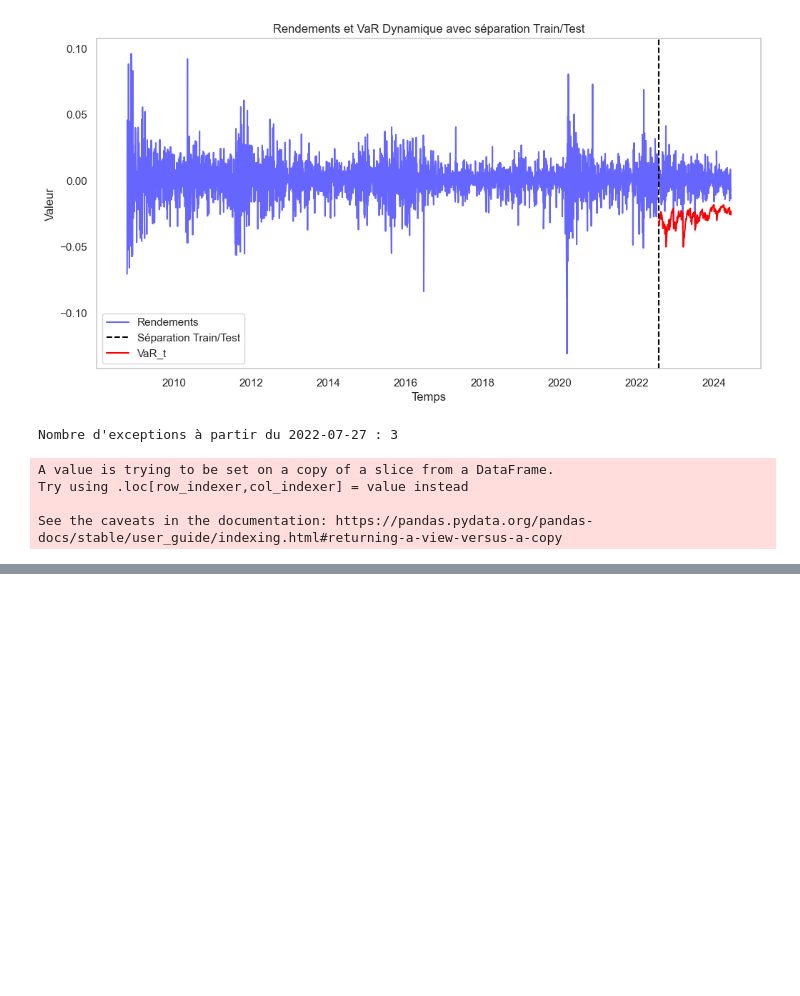
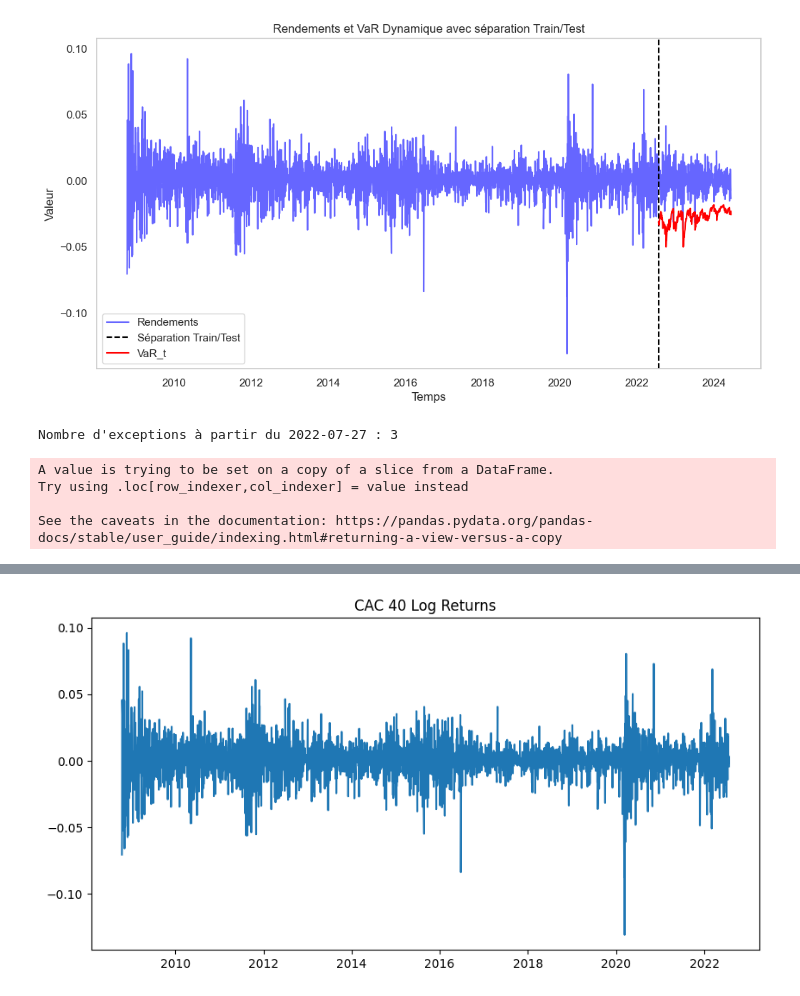
Before and after one commit to mathis-blln/projet_SRE, a Jupyter notebook: TP_SRE.ipynb, the cells around one changed output, grey strips where cells are left out. Drawn from its saved outputs; the diff is of its cells as text; code cells hidden in the pictures; blank space fills up the shorter version.

```diff
--- a/TP_SRE.ipynb
+++ b/TP_SRE.ipynb
@@ -2533,0 +2542,9 @@ See the caveats in the documentation: https://pandas.pydata.org/pandas-docs/stab
+# %%
+# Import des données du CAC 40
+data = yf.download("^FCHI")
+
+# Calcul des rendements logarithmiques
+data['log_return'] = np.log(data['Close'] / data['Close'].shift(1))
+
+# Retirer la première ligne
+data = data.dropna()
@@ -2533,0 +2554,6 @@ See the caveats in the documentation: https://pandas.pydata.org/pandas-docs/stab
+# %%
+train = data[['log_return',"Close"]]['15-10-2008':'26-07-2022']
+data_train = train['log_return']
+
+test = data[['log_return',"Close"]]['27-07-2022':'11-06-2024']
+data_test = test['log_return']
@@ -2533,0 +2564,7 @@ See the caveats in the documentation: https://pandas.pydata.org/pandas-docs/stab
+# %%
+plt.figure(figsize=(10, 5))
+plt.plot(data_train, label='Train')
+plt.title('CAC 40 Log Returns')
+plt.show()
+# %% [output]
+[figure, added]
```
Also changed, not shown: parts of 73 cells of this notebook.
